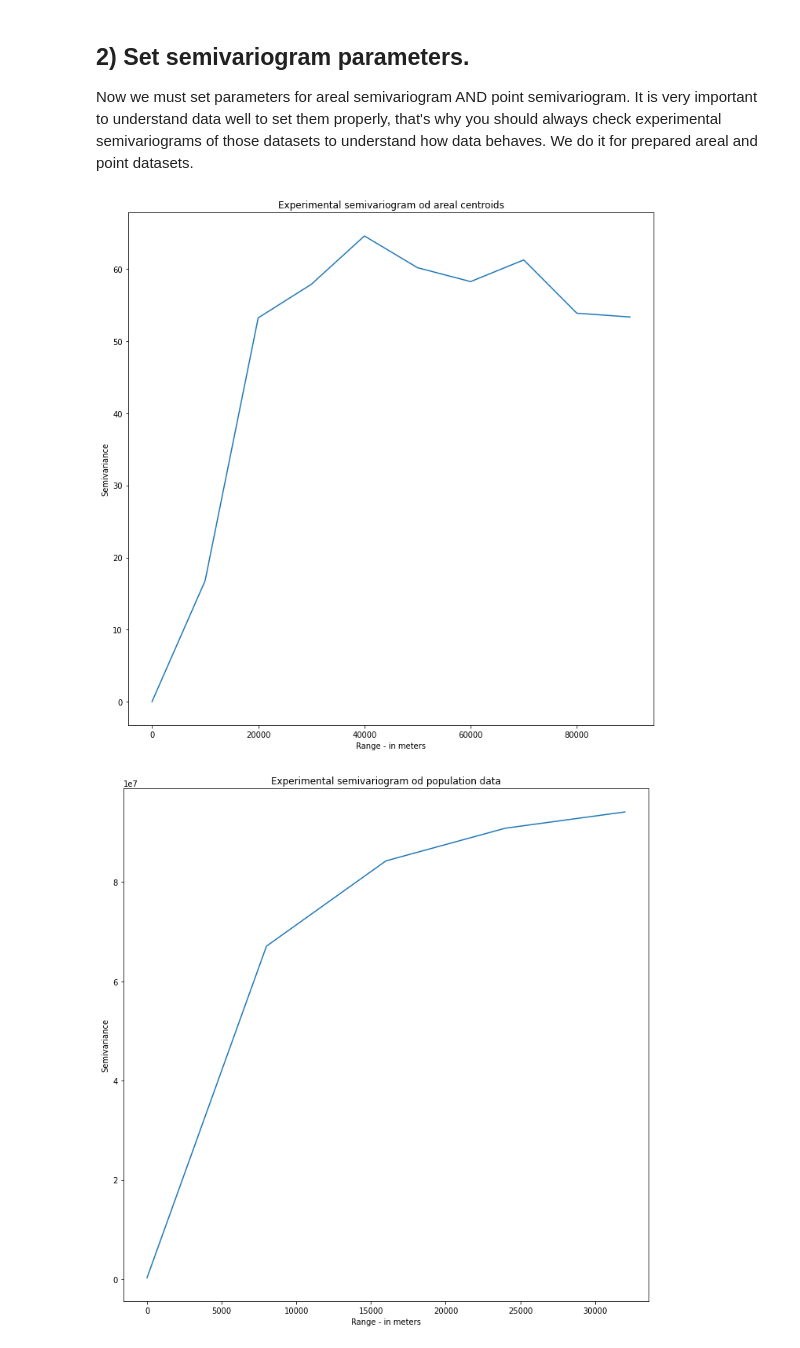
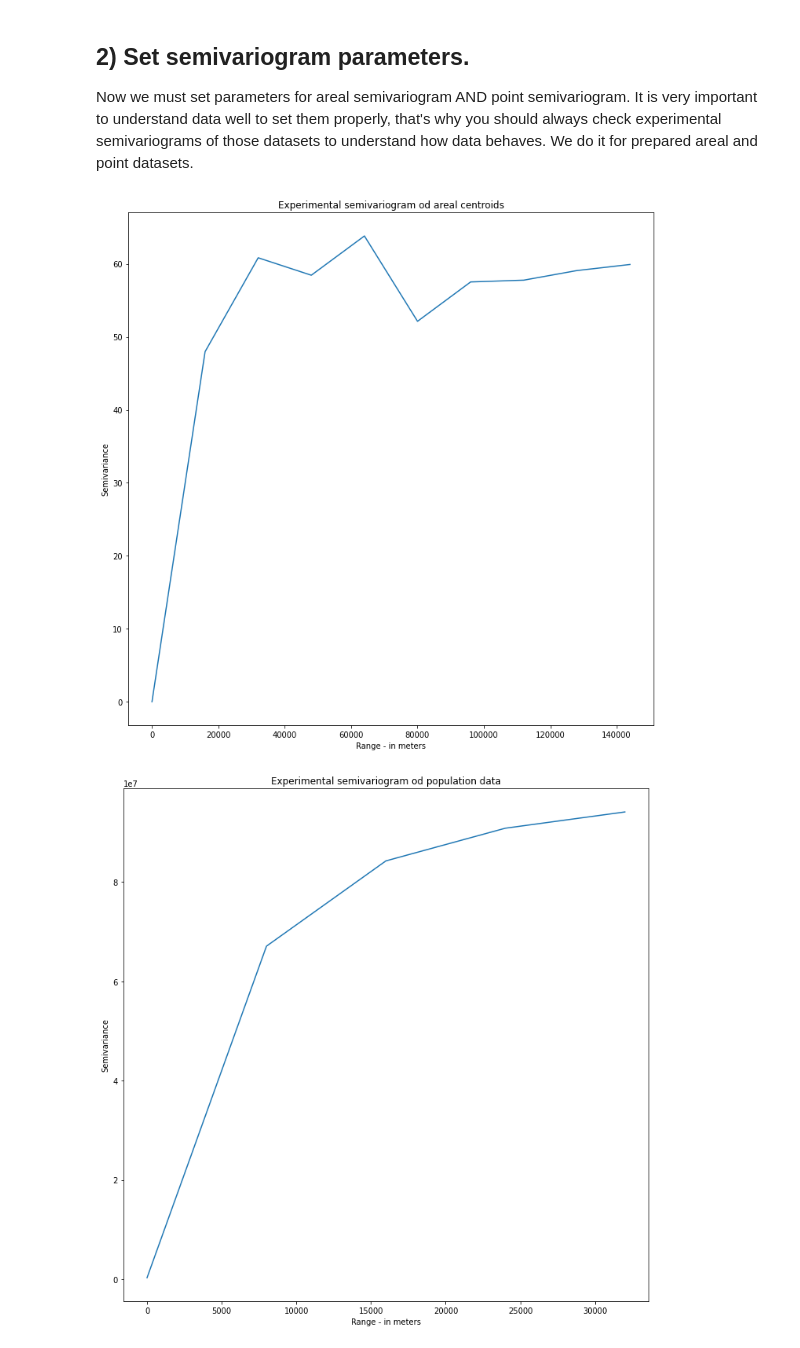
Before and after one commit to DataverseLabs/pyinterpolate, a Jupyter notebook: tutorials/Semivariogram Regularization (Intermediate).ipynb, the cells around one changed output. Drawn from its saved outputs; the diff is of its cells as text; code cells hidden in the pictures.

```diff
--- a/tutorials/Semivariogram Regularization (Intermediate).ipynb
+++ b/tutorials/Semivariogram Regularization (Intermediate).ipynb
@@ -138,26 +138,26 @@ Now we must set parameters for areal semivariogram AND point semivariogram. It i
 # %%
 # Check experimental semivariogram of areal data - this cell may be run multiple times
 # before you find optimal parameters
 
-maximum_range = 100000
-step_size = 5000
+maximum_range = 160000
+step_size = 8000
 lags = np.arange(0, maximum_range, step_size * 2)
 
 dt = areal_data_prepared[:, 2:]  # x, y, val
 exp_semivar = calculate_semivariance.calculate_semivariance(data=dt,
                                                            lags=lags,
                                                            step_size=step_size)
 
 # Plot experimental semivariogram
 
 plt.figure(figsize=(12, 12))
 plt.plot(exp_semivar[:, 0], exp_semivar[:, 1])
 plt.title('Experimental semivariogram od areal centroids')
 plt.xlabel('Range - in meters')
 plt.ylabel('Semivariance')
 plt.show()
 # %% [output]
-[figure, old version]
+[figure, new version]
 # %%
 # Check experimental semivariogram of point data - this cell may be run multiple times
 # before you find optimal parameters
```
Also changed, not shown: parts of 19 cells of this notebook, 10 other files.
